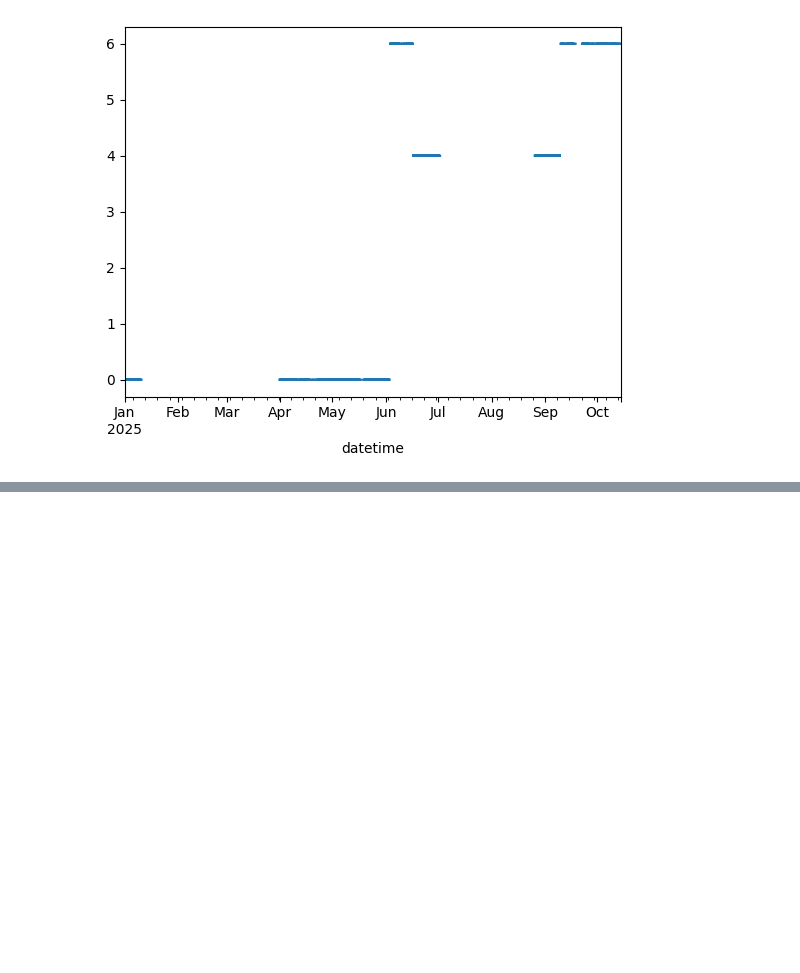
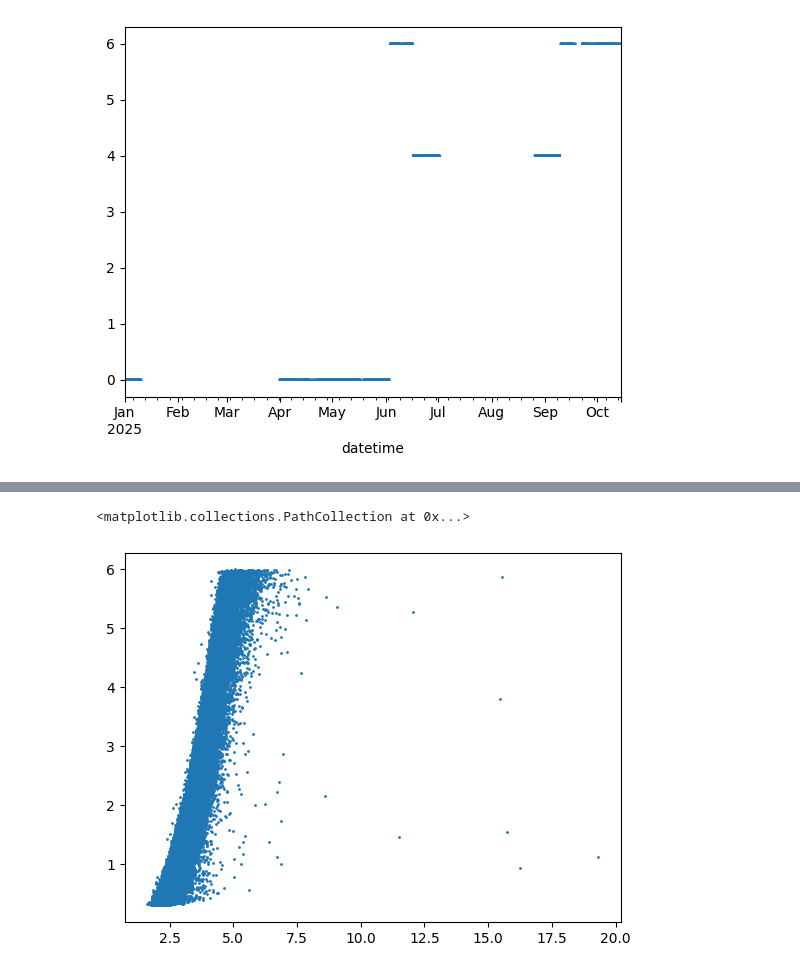
Before and after one commit to charlie9578/wedowind-static-yaw-ground-truth-challenge, a Jupyter notebook: basic_analysis.ipynb, the cells around one changed output, grey strips where cells are left out. Cells and saved outputs as stored; diff of their text form; code cells hidden in the pictures; blank space fills up the shorter version.

```diff
--- a/basic_analysis.ipynb
+++ b/basic_analysis.ipynb
@@ -156,0 +171,3 @@ plt.plot(y_test_pred)
+# %%
+# Fit AutoML
+automl.fit(X_train=X_train, y_train=y_train, **automl_settings)
@@ -156,0 +192,6 @@ plt.plot(y_test_pred)
+# %%
+X_train = train_data_1m.drop(columns=["power_output"])
+y_train = train_data_1m["power_output"]
+# %%
+# Fit AutoML
+automl.fit(X_train=X_train, y_train=y_train, **automl_settings)
@@ -156,0 +216,7 @@ plt.plot(y_test_pred)
+# %%
+y_test_pred = automl.predict(X_train)
+# %%
+plt.scatter(X_train["wind_speed"],y_test_pred,s=1)
+# %% [output]
+<matplotlib.collections.PathCollection at 0x...>
+[figure, added]
```
Also changed, not shown: parts of 14 cells of this notebook.
